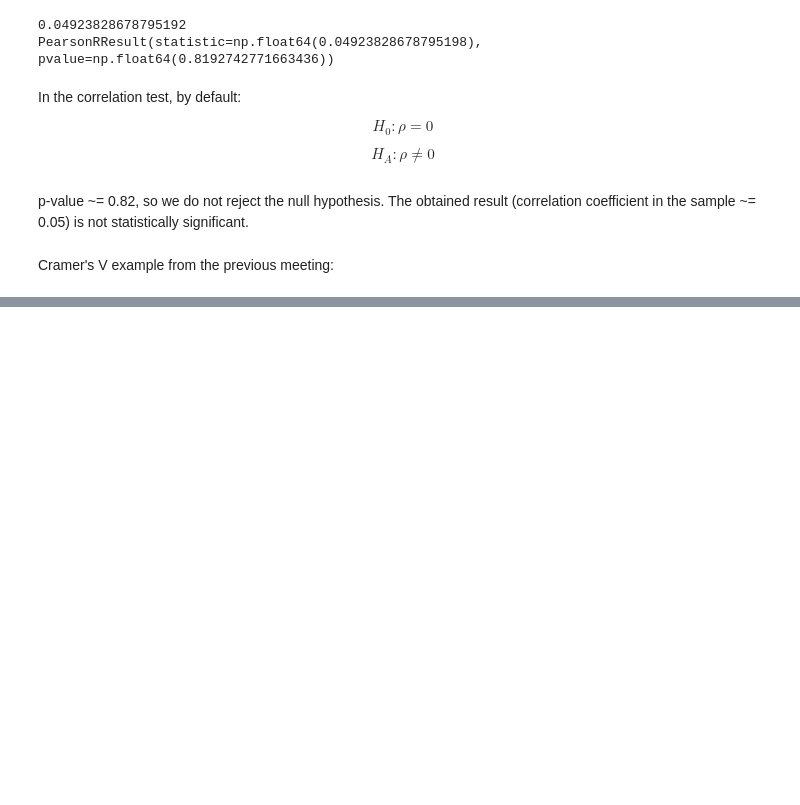
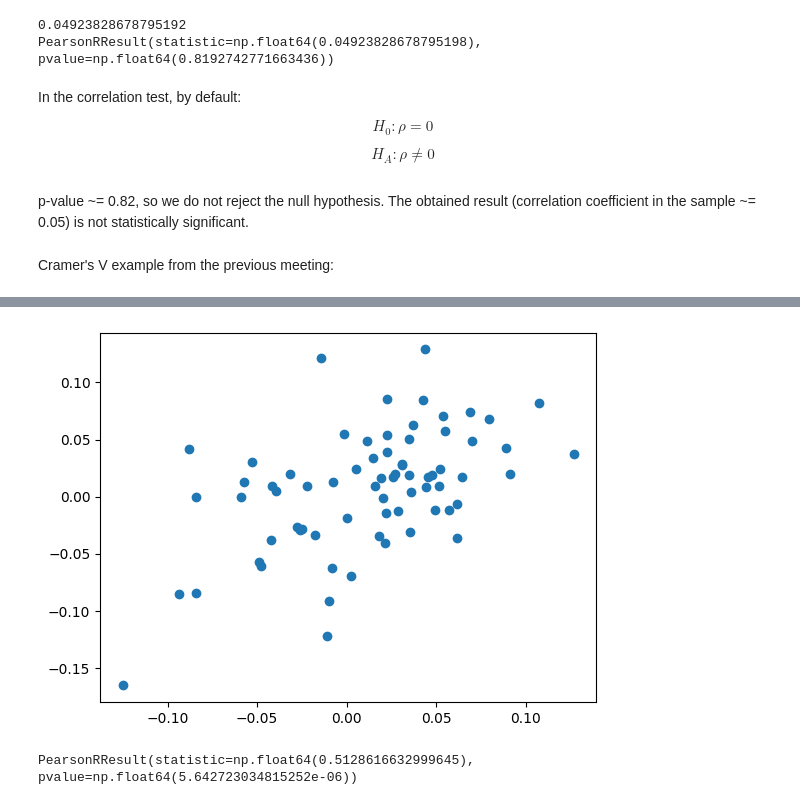
Before and after one commit to blakocha/DARPY2025, a Jupyter notebook: Notes_20251113.ipynb, the cells around one changed output, grey strips where cells are left out. Cells and saved outputs as stored; diff of their text form; code cells hidden in the pictures; blank space fills up the shorter version.

```diff
--- a/Notes_20251113.ipynb
+++ b/Notes_20251113.ipynb
@@ -190,0 +242,5 @@ Other        4     3
+# %%
+import yfinance as yf
+
+data = yf.download(["AAPL", "MSFT", "GOOG", "KO", "^GSPC"], start="2019-12-31", end="2025-11-01")
+print(data["Close"]["KO"].head())
@@ -190,0 +277,10 @@ Other        4     3
+# %%
+y = data['Close']['KO'].resample("M").ffill().pct_change().dropna()
+x = data['Close']['^GSPC'].resample("M").ffill().pct_change().dropna()
+# %%
+plt.scatter(x, y)
+plt.show()
+stats.pearsonr(x,y)
+# %% [output]
+[figure, added]
+PearsonRResult(statistic=np.float64(0.5128616632999645), pvalue=np.float64(5.642723034815252e-06))
```
Also changed, not shown: parts of 8 cells of this notebook.
